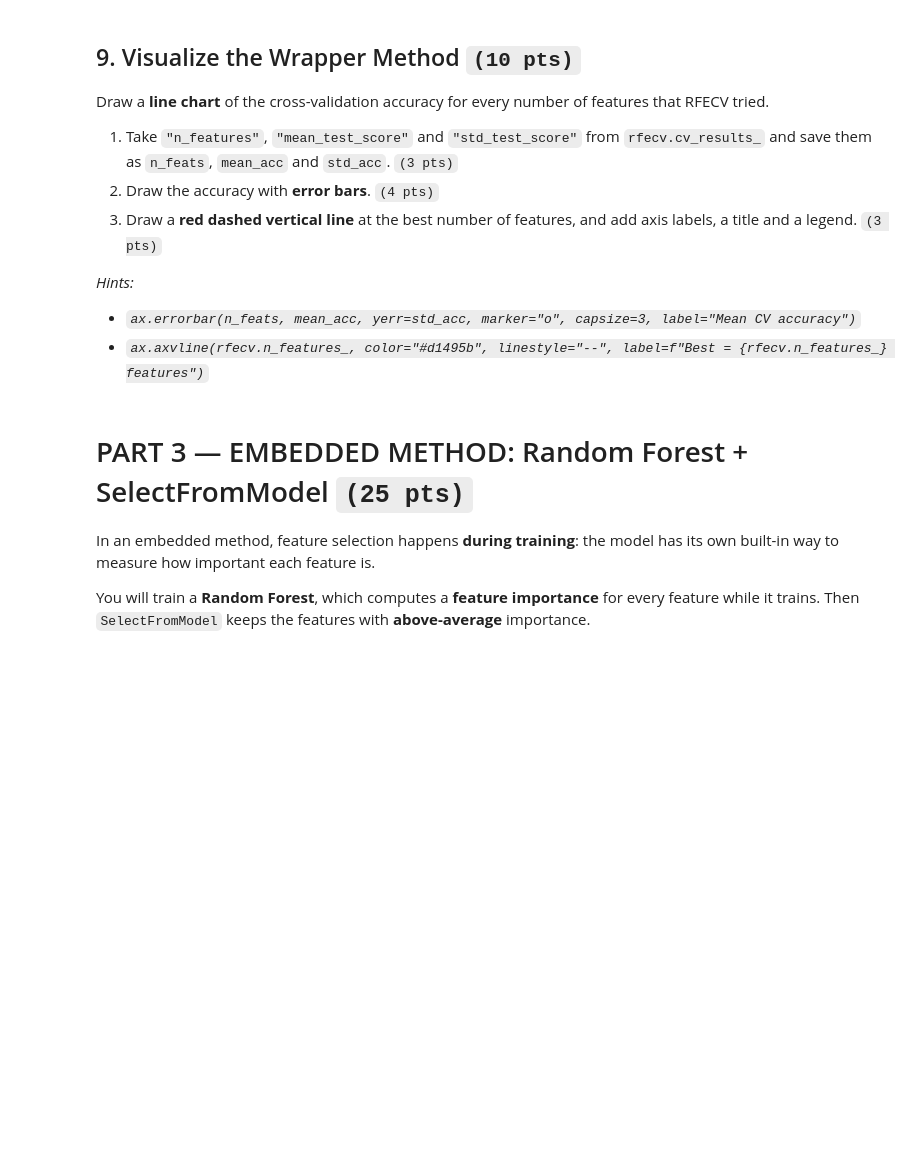
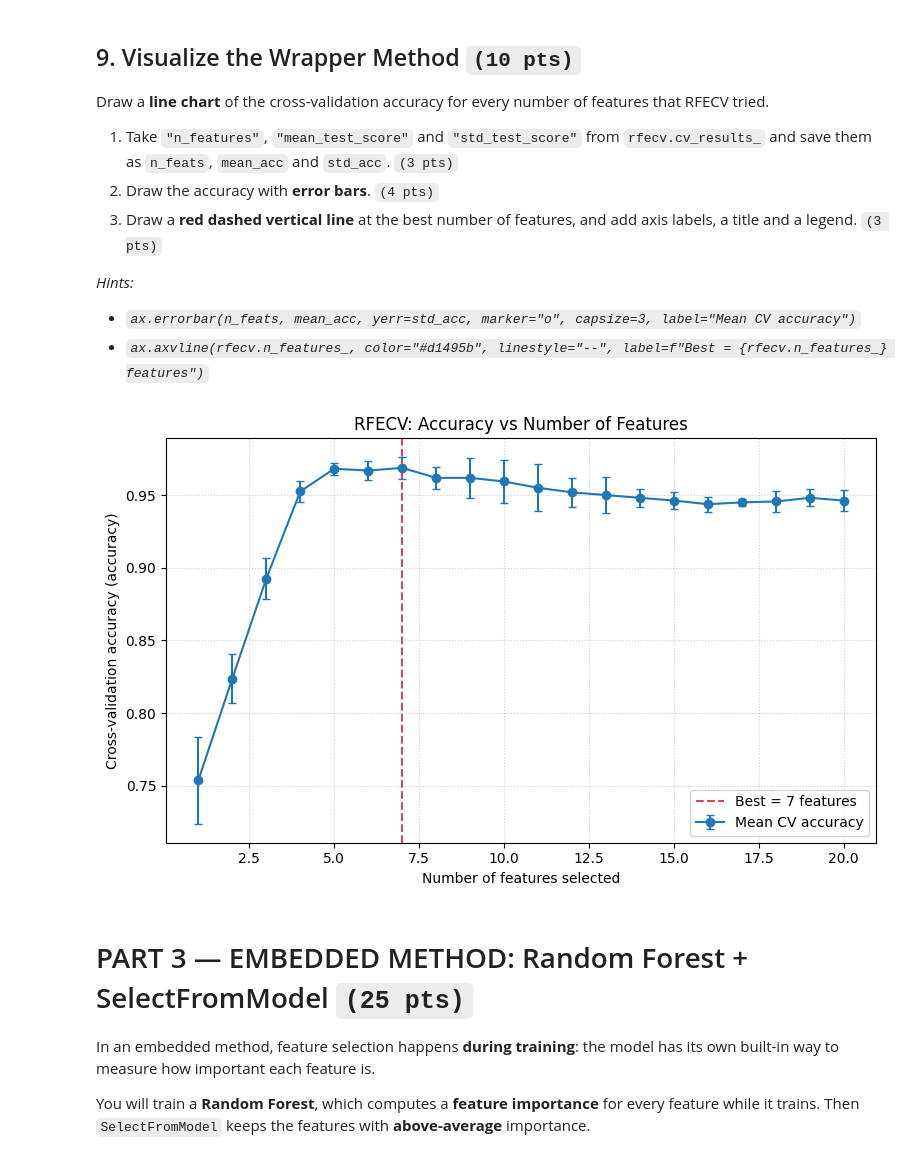
Before and after one commit to jp-dotosme/CCADMACL-COM242ML-Dotosme, a Jupyter notebook: DOTOSME_COM242ML_Feature-Selection.ipynb, the cells around one changed output. Saved outputs shown, nothing was run; the diff lists cells and outputs as text; code cells hidden in the pictures; blank space fills up the shorter version.

```diff
--- a/DOTOSME_COM242ML_Feature-Selection.ipynb
+++ b/DOTOSME_COM242ML_Feature-Selection.ipynb
@@ -255,0 +272,9 @@ You will use `RFECV`: it removes the weakest feature one at a time (**Recursive
+# %%
+rfecv = RFECV(
+    estimator=LogisticRegression(max_iter=1000),
+    step=1,
+    cv=StratifiedKFold(5),
+    scoring="accuracy"
+)
+rfecv.fit(X_train, y_train)
+print("Optimal number of features:", rfecv.n_features_)
@@ -279,3 +313,19 @@ Draw a **line chart** of the cross-validation accuracy for every number of featu
+# %%
+n_feats = rfecv.cv_results_["n_features"]
+mean_acc = rfecv.cv_results_["mean_test_score"]
+std_acc = rfecv.cv_results_["std_test_score"]
+fig, ax = plt.subplots(figsize=(8, 5))
+ax.errorbar(n_feats, mean_acc, yerr=std_acc, marker="o", capsize=3, label="Mean CV accuracy")
+ax.axvline(rfecv.n_features_, color="#d1495b", linestyle="--", label=f"Best = {rfecv.n_features_} features")
+ax.set_xlabel("Number of features selected")
+ax.set_ylabel("Cross-validation accuracy (accuracy)")
+ax.set_title("RFECV: Accuracy vs Number of Features")
+ax.legend(loc="lower right")
+plt.grid(True, linestyle=":", alpha=0.6)
+plt.tight_layout()
+plt.show()
+# %% [output]
+[figure, added]
 # %% [markdown]
 # PART 3 — EMBEDDED METHOD: Random Forest + SelectFromModel `(25 pts)`
 
```
Also changed, not shown: parts of 16 cells of this notebook.
